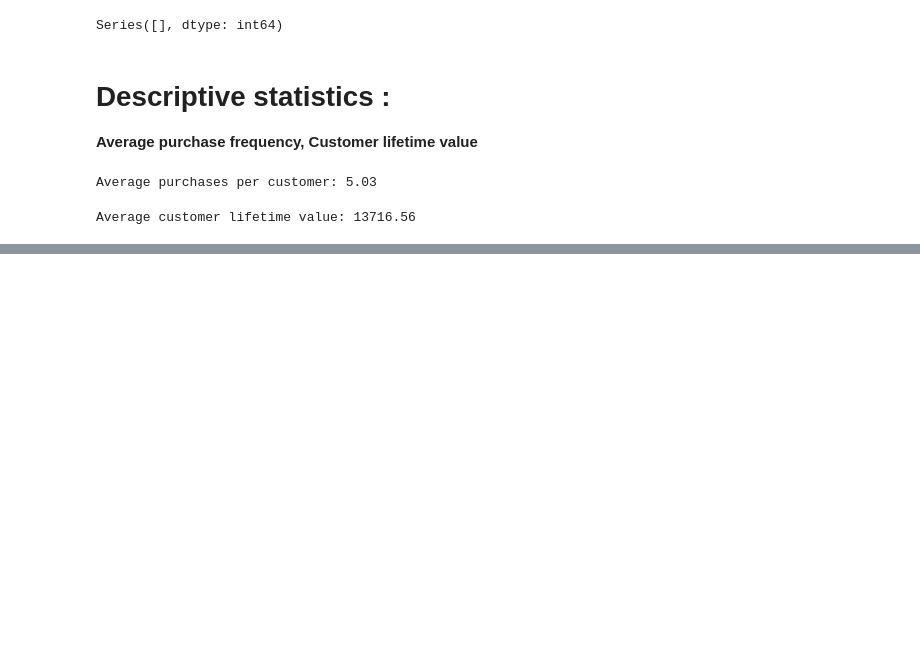
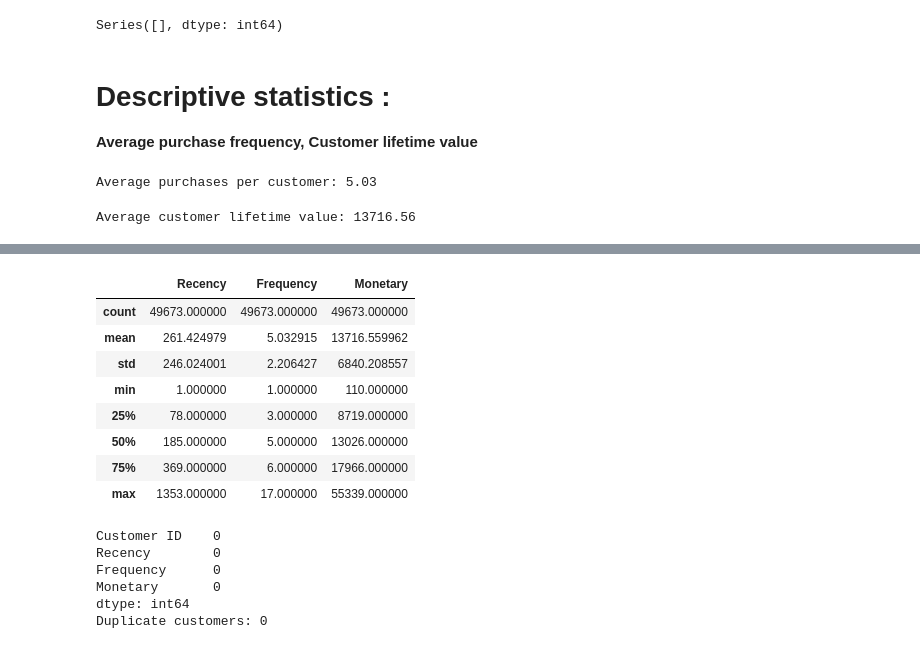
Before and after one commit to harshaslekar5968-crypto/OIBSIP, a Jupyter notebook: DataAnalystics-L1-E-Commerce Customer Data/Customer_Segmentation_RFM_analysis.ipynb, the cells around one changed output, grey strips where cells are left out. Drawn from its saved outputs; the diff is of its cells as text; code cells hidden in the pictures; blank space fills up the shorter version.

```diff
--- a/DataAnalystics-L1-E-Commerce Customer Data/Customer_Segmentation_RFM_analysis.ipynb
+++ b/DataAnalystics-L1-E-Commerce Customer Data/Customer_Segmentation_RFM_analysis.ipynb
@@ -128,0 +170,24 @@ df.describe(include="number")
+# %%
+# Check the RFM features
+rfm[['Recency', 'Frequency', 'Monetary']].describe()
+# %% [output]
+|  | Recency | Frequency | Monetary |
+| count | 49673.000000 | 49673.000000 | 49673.000000 |
+| mean | 261.424979 | 5.032915 | 13716.559962 |
+| std | 246.024001 | 2.206427 | 6840.208557 |
+| min | 1.000000 | 1.000000 | 110.000000 |
+| 25% | 78.000000 | 3.000000 | 8719.000000 |
+| 50% | 185.000000 | 5.000000 | 13026.000000 |
+| 75% | 369.000000 | 6.000000 | 17966.000000 |
+| max | 1353.000000 | 17.000000 | 55339.000000 |
+# %%
+# Check for missing values and duplicate customers
+print(rfm.isnull().sum())
+print("Duplicate customers:", rfm['Customer ID'].duplicated().sum())
+# %% [output]
+Customer ID    0
+Recency        0
+Frequency      0
+Monetary       0
+dtype: int64
+Duplicate customers: 0
```
Also changed, not shown: parts of 14 cells of this notebook.
